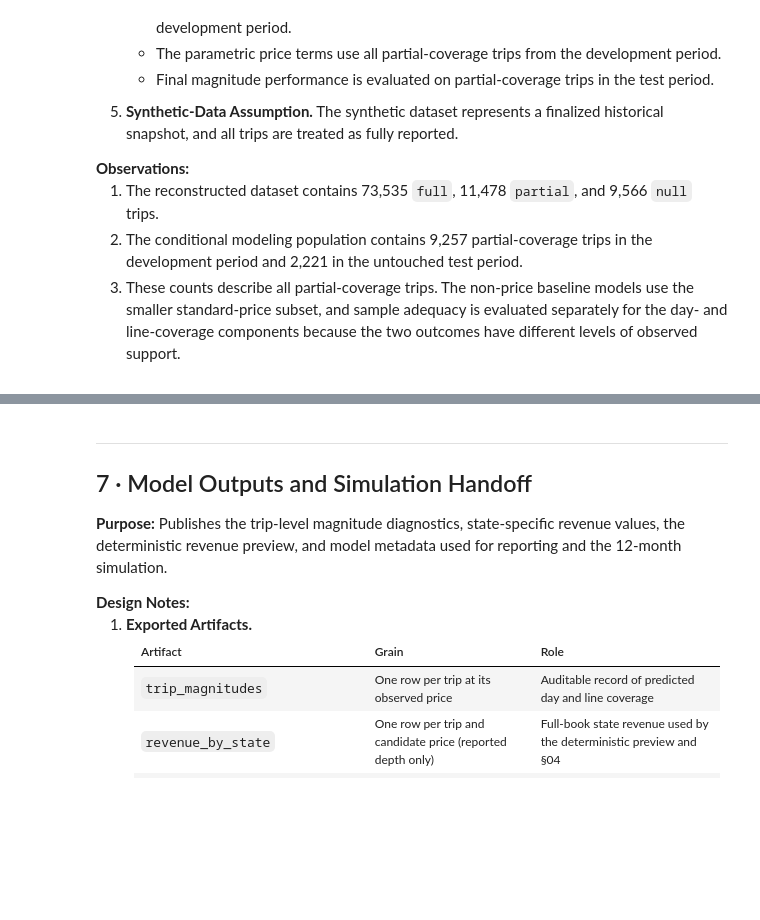
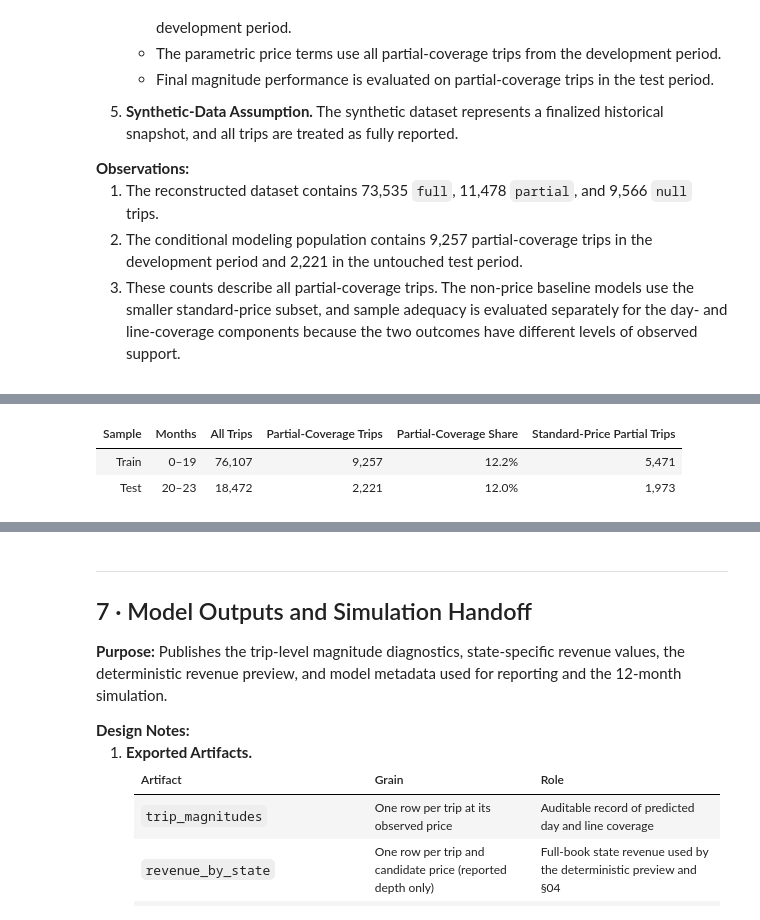
Before and after one commit to paforsey/data-science-portfolio, a Jupyter notebook: case-studies/international-roaming/international_roaming.ipynb, the cells around one changed output, grey strips where cells are left out. Drawn from its saved outputs; the diff is of its cells as text; code cells hidden in the pictures; blank space fills up the shorter version.

```diff
--- a/case-studies/international-roaming/international_roaming.ipynb
+++ b/case-studies/international-roaming/international_roaming.ipynb
@@ -1944,0 +3818,97 @@ display(pd.DataFrame({
+# %%
+# Prepare Magnitude-Model Data
+trips['y'] = reconstruct_label(trips)
+trips['log_price'] = np.log(
+    trips['price_multiplier']
+)
+trips['prior_trips'] = prior_trip_count(trips)
+
+X = build_features(trips)
+X['prior_trips'] = trips['prior_trips']
+
+month = trips['month'].to_numpy()
+tr = month <= 19
+te = month >= 20
+STD = trips['price_multiplier'].eq(1.0).to_numpy()
+
+label_distribution = (
+    trips['y']
+    .value_counts()
+    .reindex(CLASSES, fill_value = 0)
+    .rename_axis('Coverage Level')
+    .reset_index(name='Trips')
+)
+
+label_distribution['Share of Trips'] = (
+    label_distribution['Trips']
+    / label_distribution['Trips'].sum()
+)
+
+label_distribution['Coverage Level'] = (
+    label_distribution['Coverage Level']
+    .str.title()
+)
+
+display(
+    label_distribution.style
+    .hide(axis='index')
+    .format({
+        'Trips': '{:,.0f}',
+        'Share of Trips': '{:.1%}',
+    })
+    .bar(
+        subset = ['Share of Trips'],
+        color = 'rgba(42, 120, 214, 0.45)',
+        vmin = 0,
+        vmax = 1,
+    )
+    .set_caption('Reconstructed Coverage-State Distribution')
+    .set_properties(**{'text-align': 'left'})
+    .set_table_styles(TABLE_STYLES)
+)
+
+samples = {
+    'Train': ('0–19', tr),
+    'Test': ('20–23', te),
+}
+
+sample_summary = pd.DataFrame([
+    {
+        'Sample': sample,
+        'Months': months,
+        'All Trips': mask.sum(),
+        'Partial-Coverage Trips': (
+            trips.loc[mask, 'y'] == 'partial'
+        ).sum(),
+        'Partial-Coverage Share': (
+            trips.loc[mask, 'y'] == 'partial'
+        ).mean(),
+        'Standard-Price Partial Trips': (
+            mask
+            & STD
+            & trips['y'].eq('partial').to_numpy()
+        ).sum(),
+    }
+    for sample, (months, mask) in samples.items()
+])
+
+display(
+    sample_summary.style
+    .hide(axis = 'index')
+    .format({
+        'All Trips': '{:,.0f}',
+        'Partial-Coverage Trips': '{:,.0f}',
+        'Partial-Coverage Share': '{:.1%}',
+        'Standard-Price Partial Trips': '{:,.0f}',
+    })
+    .bar(
+        subset = ['Partial-Coverage Share'],
+        color = 'rgba(235, 104, 52, 0.45)',
+        vmin = 0,
+        vmax = 0.25,
+    )
+    .set_caption('Magnitude-Model Samples')
+    .set_properties(**{'text-align': 'left'})
+    .set_table_styles(TABLE_STYLES)
+)
+# %% [output]
@@ -1945,3 +3921,6 @@ display(pd.DataFrame({
+| Sample | Months | All Trips | Partial-Coverage Trips | Partial-Coverage Share | Standard-Price Partial Trips |
+| Train | 0–19 | 76,107 | 9,257 | 12.2% | 5,471 |
+| Test | 20–23 | 18,472 | 2,221 | 12.0% | 1,973 |
 # %% [markdown]
 <hr>
 <div>
```
Also changed, not shown: parts of 67 cells of this notebook, 23 other files.
